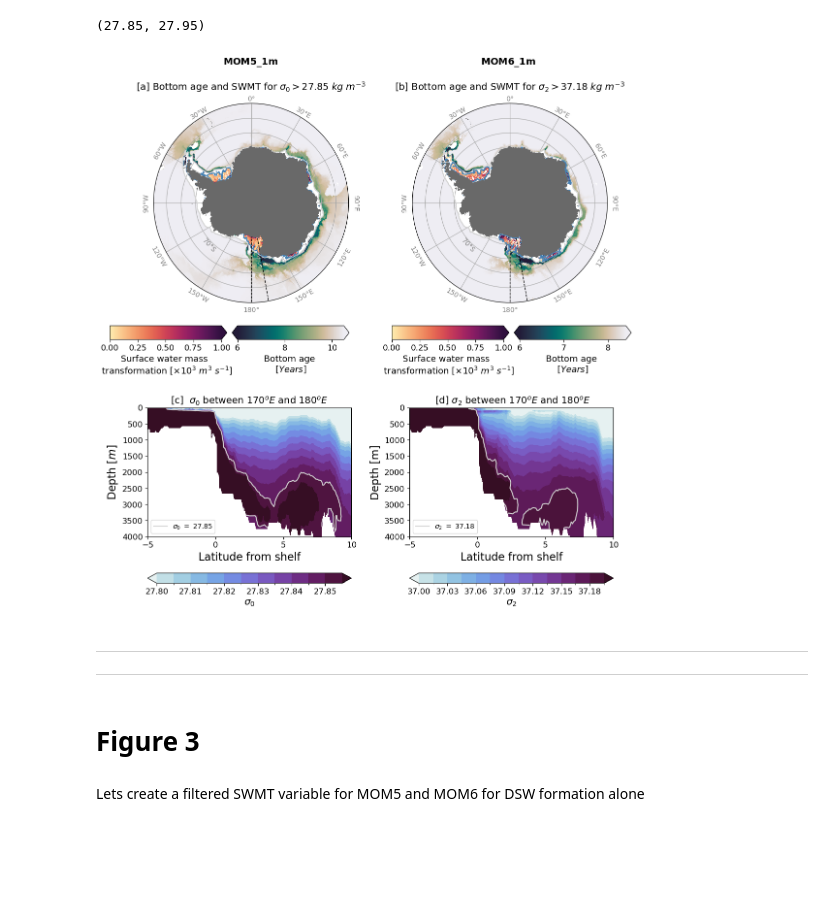
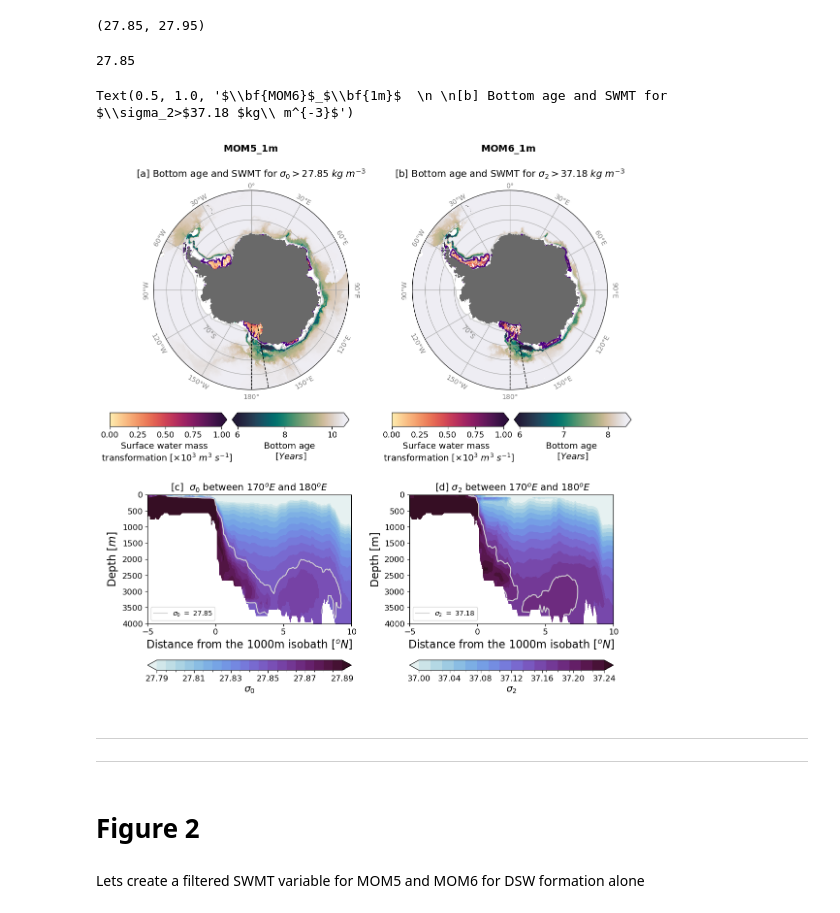
Before and after one commit to willaguiar/DSW-collaborative-project, a Jupyter notebook: JupyterCodes/Figs_codes/Figs_part_1.ipynb, the cells around one changed output. Cells and saved outputs as stored; diff of their text form; code cells hidden in the pictures; blank space fills up the shorter version.

```diff
--- a/JupyterCodes/Figs_codes/Figs_part_1.ipynb
+++ b/JupyterCodes/Figs_codes/Figs_part_1.ipynb
@@ -687,6 +700,10 @@ levels_MOM6_n=np.arange(37.0,37.2,.015)
 (27.85, 27.95)
 # %%
 from matplotlib.patches import Polygon
+# %%
+σ0_ref
+# %% [output]
+27.85
 # %%
 figure = plt.figure(num = 1, figsize = (12, 19))
 plt.subplots_adjust(left=0.1,
@@ -695,6 +712,9 @@ plt.subplots_adjust(left=0.1,
                     top=0.9,
                     wspace=0.25,
                     hspace=0.35)
+
+SWMT_contour_color = 'indigo'
+SWMT_contour_thickness = 1.6
 
 #DSW definition polygon for MOM5
 MOM5_σ0_poly = Polygon([(-3,σ0_DSW_1m_mindens), (10,σ0_DSW_1m_mindens),(10,σ0_DSW_1m_maxdens), (-3,σ0_DSW_1m_maxdens),(-3,σ0_DSW_1m_mindens)]\
@@ -710,21 +730,21 @@ yearind=slice(8,10)
 ax_bl = figure.add_axes([0.1, 0.37, 0.35, 0.2])
 #levels_MOM5=[σ0_ref]
 levels_MOM5=[σ0_DSW_1m_mindens]
-levels_MOM5_n=np.arange(27.8,27.86,.005)
+levels_MOM5_n=np.arange(27.79,27.89,.005) #np.arange(27.8,27.86,.005)
 σ0_ref = np.round(σ0_DSW_1m_mindens,2)
 cf = (σ0_OM2_1m_ZM_lat_aligned_ross-1000).plot.contourf(levels=levels_MOM5_n,\
                                        add_colorbar=False,cmap=cmo.dense,ax = ax_bl);
 plt.xticks([-5, 0, 5, 10],fontsize=12);
 
 plt.yticks(fontsize=12);
-cb = plt.colorbar(cf,ticks=[27.8, 27.81, 27.82,  27.83, 27.84, 27.85]\
+cb = plt.colorbar(cf,ticks=[27.79, 27.81, 27.83, 27.85, 27.87, 27.89]\
                  , orientation='horizontal',anchor =  (0.5,0.5));
 cb.set_label(label=r'$\sigma_0$',size='x-large', weight='bold')
 cb.ax.tick_params(labelsize='large')
 cl = (σ0_OM2_1m_ZM_lat_aligned_ross -1000).plot.contour(levels=levels_MOM5,colors='lightgray',ax = ax_bl);
 plt.plot([-20,-20],[0,0],color='lightgray',label=r'$\sigma_0 \ = \ $' + str(np.round(levels_MOM5[0]*100)/100));
 plt.ylabel(r'Depth [$m$]',fontsize=16);
-plt.xlabel('Latitude from shelf', fontsize=16)
+plt.xlabel(r'Distance from the 1000m isobath [$^oN$]', fontsize=16)
 #plt.clabel(cl);
 plt.ylim(4000,0);plt.xlim(-5,10)
 plt.title(r'[c]  $\sigma_0$' + r' between $170^oE$ and $180^oE$', fontsize=14)
@@ -733,21 +753,60 @@ plt.legend(loc=3)
 ax_br = figure.add_axes([0.55, 0.37, 0.35, 0.2])
 levels_MOM6=[σ2_DSW_1m_mindens]
 σ2_ref = σ2_DSW_1m_mindens
-levels_MOM6_n=np.arange(37.0,37.2,.015)
+levels_MOM6_n=np.arange(37.0,37.24,.015) #np.arange(37.0,37.2,.015)
 cf2 = (σ0_MOM6_1m_ZM_lat_aligned_ross-1000).plot.contourf(levels=levels_MOM6_n,\
                                        add_colorbar=False,cmap=cmo.dense,ax = ax_br);
 plt.xticks([-5, 0, 5, 10],fontsize=12);
 plt.yticks(fontsize=12);
-cb2 = plt.colorbar(cf2,ticks=[37.0,37.03, 37.06,  37.09, 37.12,  37.15, 37.18],\
+cb2 = plt.colorbar(cf2,ticks=[37.0, 37.04, 37.08, 37.12,  37.16,  37.20, 37.24],\
                    orientation='horizontal',anchor =  (0.5,0.5)); cb2.set_label(label=r'$\sigma_2$',size='x-large', weight='bold')
 cb2.ax.tick_params(labelsize='large')
 plt.plot([-20,-20],[0,0],color='lightgray',label=r'$\sigma_2 \ = \ $' + str(np.round(levels_MOM6[0]*100)/100));
 clMOM6 = (σ0_MOM6_1m_ZM_lat_aligned_ross-1000).plot.contour(levels=levels_MOM6,colors='lightgray',ax = ax_br);
-plt.ylabel('Depth [m]',fontsize=16);plt.xlabel('Latitude from shelf',fontsize=16)
+plt.ylabel('Depth [m]',fontsize=16);
+plt.xlabel(r'Distance from the 1000m isobath [$^oN$]',fontsize=16)
 #plt.clabel(clMOM6);
 plt.ylim(4000,0);plt.xlim(-5,10)
 plt.title(r' [d] $\sigma_2$' + r' between $170^oE$ and $180^oE$', fontsize=14)
 plt.legend(loc=3)
+
+
+# # SWMT + mass transport in the same density level
+# ax_c = plt.subplot(3,2,5)
+# plt.plot(Overflowsum_OM1mtop.isel(year=yearind).mean('year').vol_trans_across_contour_binned.cumsum('isopycnal_bins')/1e6,\
+#          Overflowsum_OM1mtop.isopycnal_bins,linestyle='-.', label='Overflow')
+# plt.plot(swmt21mbath_sum.isel(time=yearind).mean('time'), isopycnal_bin_midmom5_ctrl[0,:],\
+#          color='tab:blue', label='SWMT')
+# # plt.plot(swmt21mbath_sum_DSW.isel(time=yearind).mean('time'), isopycnal_bin_midmom5_ctrl[0,:],\
+# #          color='royalblue', linewidth = 4, linestyle= '--', label='DSW formation')
+# plt.plot([0, 0], [29,26], 'k', linewidth=0.5)
+# ax_c.add_patch(MOM5_σ0_poly)
+# plt.xticks(fontsize=12); plt.yticks(fontsize=12);
+# plt.xlim(-1,9)
+# #plt.scatter(3.6, σ0_ref, color='tab:blue',label=r'$\sigma_0 =$'+str(σ0_ref));
+# plt.ylim((28.2,27.4))
+# plt.ylabel(r'$\sigma_0$ (kg m$^{-3}$)', fontsize = 16)
+# plt.xlabel(r'$Sv$', fontsize=16)
+# plt.legend(fontsize=12)
+# plt.title(r"[e] Volume flux per $\sigma_0$ layer",fontsize=14)
+
+
+# ax_d = plt.subplot(3,2,6)
+# plt.plot(ShelfWMT_1dz.isel(time=yearind).mean('time')/1e6, \
+#          ShelfWMT_1dz.isopycnal_bins, color='tab:blue', label='SWMT')
+# plt.plot(Overflowsum_P1mtop.isel(year=yearind).mean('year').vol_trans_across_contour.cumsum('rho2_l'),\
+#          Overflowsum_P1mtop.rho2_l-1000,linestyle='-.', label='Overflow')
+# plt.xticks(fontsize=12); plt.yticks(fontsize=12);
+# # plt.plot(ShelfWMT_1dz_DSW.isel(time=yearind).mean('time')/1e6, \
+# #          ShelfWMT_1dz_DSW.isopycnal_bins,color='royalblue',\
+# #          linewidth = 4, linestyle= '--', label='DSW formation')
+# ax_d.add_patch(MOM6_σ2_poly)
+# plt.ylim((37.55,36.8));plt.xlim(-1,9)
+# plt.legend(fontsize=12)
+# plt.ylabel(r'$\sigma_2$ (kg m$^{-3}$)', fontsize = 16)
+# plt.xlabel(r'$Sv$', fontsize=16)
+# plt.title(r"[f] Volume flux per $\sigma_2$ layer",fontsize=14)
+# plt.plot([0, 0], [36,37.5], 'k', linewidth=0.5)
 
 
 #maps with SWMT + ageOB ( Gee!)
@@ -794,12 +853,11 @@ plt.contour(shelf_mask.xt_ocean, shelf_mask.yt_ocean, shelf_mask.values,
             transform=proj,)
 
 
-
 p325_contour = ax325.contour(swmt21mbath_shelf_spatialplot.xt_ocean, swmt21mbath_shelf_spatialplot.yt_ocean,
                    swmt21mbath_shelf_spatialplot.sel(isopycnal_bins=slice(σ0_ref-.05,2000)).sum('isopycnal_bins')\
                              /1e3,\
                         levels=1,
-                   colors='steelblue', transform=proj,linewidths=1.5,
+                   colors=SWMT_contour_color, transform=proj,linewidths=SWMT_contour_thickness,
                    rasterized=True, zorder=2)
 
 p325 = ax325.pcolormesh(swmt21mbath_shelf_spatialplot.xt_ocean, swmt21mbath_shelf_spatialplot.yt_ocean,
@@ -890,40 +948,41 @@ p326_contour = ax326.contour(ShelfWMT_1dz_spatialplot.xh, ShelfWMT_1dz_spatialpl
                     ShelfWMT_1dz_spatialplot.sel(isopycnal_bins=slice(σ2_ref+.012,2000)).sum('isopycnal_bins'))\
                              /1e3,\
                         levels=[0,],
-                   colors='steelblue', transform=proj,linewidths=1.5,
+                   colors=SWMT_contour_color, transform=proj,linewidths=SWMT_contour_thickness,
                    rasterized=True, zorder=4)
 
 
 p326 = ax326.pcolormesh(ShelfWMT_1dz_spatialplot.xh, ShelfWMT_1dz_spatialplot.yh,
                    (shelf_mask_MOM6_nan * \
                     ShelfWMT_1dz_spatialplot.sel(isopycnal_bins=σ2_ref,method='nearest'))/1e3,\
                         vmin=0, vmax=1,
                    cmap=cmo.matter, transform=proj,
                    rasterized=True, zorder=3)
 pos_2 = ax326.get_position()
 cax_2 = plt.axes([pos_2.xmin-.035, pos_2.ymin-0.04,
                 .6*(pos_2.xmax-pos_2.xmin), 0.015])
 cb326 = plt.colorbar(p326, orientation='horizontal', cax=cax_2, extend='max')
 cb326.ax.tick_params(labelsize=12)
 cb326.ax.set_xlabel('Surface water mass \n transformation ' +
                  r'[$\times 10^{3}\ m^{3}\ s^{-1}$]',fontsize=13)
 
 p326_1 = ax326.pcolormesh(ageob_MOM6_1m_offshelf.xh, ageob_MOM6_1m_offshelf .yh,
                    ageob_MOM6_1m_offshelf ,\
                         vmin=6, vmax=8.4,
                    cmap=cmo.rain_r, transform=proj,
                    rasterized=True, zorder=0)
 
 cax_0T2 = plt.axes([pos_2.xmin+0.175, pos_2.ymin-0.04,
                 .6*(pos_2.xmax-pos_2.xmin), 0.015])
 cb326_1 = plt.colorbar(p326_1, orientation='horizontal', cax=cax_0T2, extend='both')
 cb326_1.ax.tick_params(labelsize=12)
 cb326_1.ax.set_xlabel('Bottom age \n' +
                  r'[$Years$]',fontsize=13)
 
 ax326.set_title(r'$\bf{MOM6}$_$\bf{1m}$' +'  \n \n'+'[b] Bottom age and SWMT for ' +  r'$\sigma_2>$' + str(σ2_ref) + ' $kg\ m^{-3}$', pad=20, fontsize=14)
 
-plt.savefig(figpath+'V13_Figure_2.png',dpi=300,bbox_inches='tight')
-plt.savefig(figpath+'V13_Figure_2.pdf',dpi=300,bbox_inches='tight')
+# plt.savefig(figpath+'Rv0_Figure_1.png',dpi=300,bbox_inches='tight')
+# plt.savefig(figpath+'Rv0_Figure_1.pdf',dpi=300,bbox_inches='tight')
 # %% [output]
+Text(0.5, 1.0, '$\\bf{MOM6}$_$\\bf{1m}$  \n \n[b] Bottom age and SWMT for $\\sigma_2>$37.18 $kg\\ m^{-3}$')
-[figure, old version]
+[figure, new version]
@@ -931,7 +1222,7 @@ plt.savefig(figpath+'V13_Figure_2.pdf',dpi=300,bbox_inches='tight')
 ____________________________
 ____________________________
 # %% [markdown]
-# Figure 3
+# Figure 2
 # %% [markdown]
 
 Lets create a filtered SWMT variable for MOM5 and MOM6 for DSW formation alone
```
Also changed, not shown: parts of 93 cells of this notebook, 2 other files.
